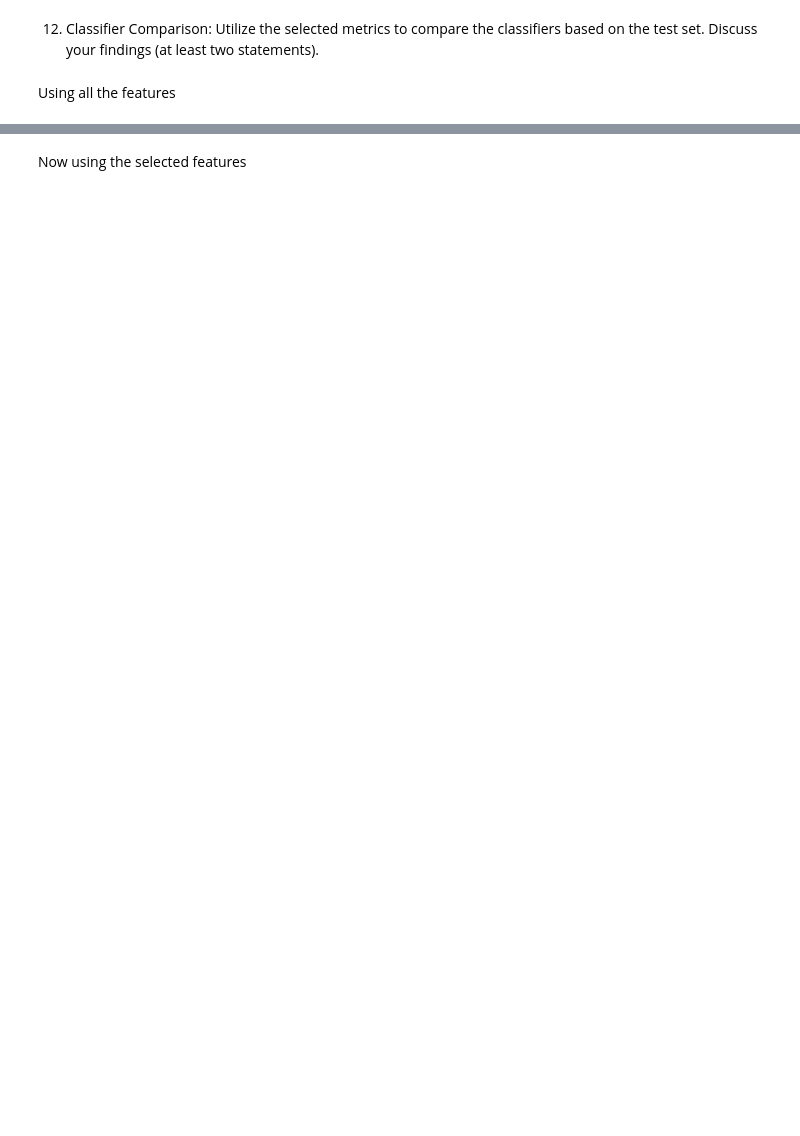
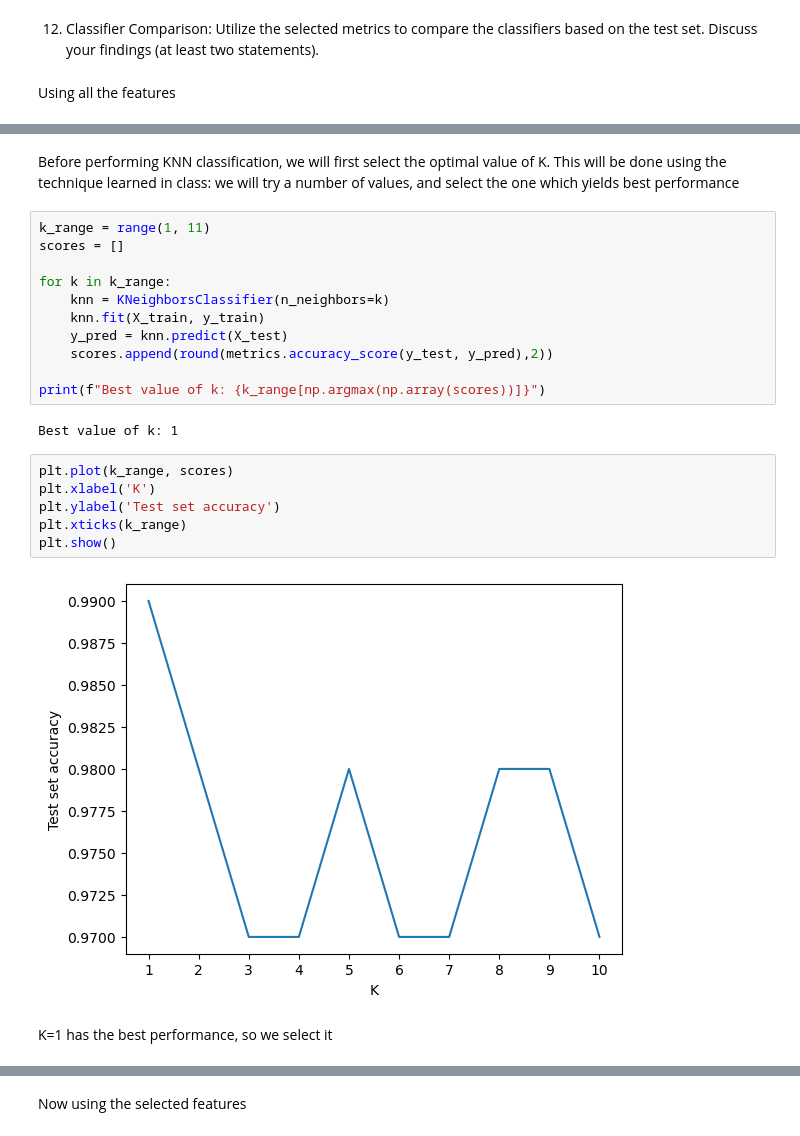
Before and after one commit to JennaOrvitz/Stats3DA3FinalProject, a Jupyter notebook: Stats3DA3.ipynb, the cells around one changed output, grey strips where cells are left out. Drawn from its saved outputs; the diff is of its cells as text; blank space fills up the shorter version.

```diff
--- a/Stats3DA3.ipynb
+++ b/Stats3DA3.ipynb
@@ -738,0 +769,25 @@ NameError: name 'y_pred_rf' is not defined
+# %% [markdown]
+Before performing KNN classification, we will first select the optimal value of K. This will be done using the technique learned in class: we will try a number of values, and select the one which yields best performance
+# %%
+k_range = range(1, 11)
+scores = []
+
+for k in k_range:
+    knn = KNeighborsClassifier(n_neighbors=k)
+    knn.fit(X_train, y_train)
+    y_pred = knn.predict(X_test)
+    scores.append(round(metrics.accuracy_score(y_test, y_pred),2))
+
+print(f"Best value of k: {k_range[np.argmax(np.array(scores))]}")
+# %% [output]
+Best value of k: 1
+# %%
+plt.plot(k_range, scores)
+plt.xlabel('K')
+plt.ylabel('Test set accuracy')
+plt.xticks(k_range)
+plt.show()
+# %% [output]
+[figure, added]
+# %% [markdown]
+K=1 has the best performance, so we select it
```
Also changed, not shown: parts of 20 cells of this notebook, 2 other files.
